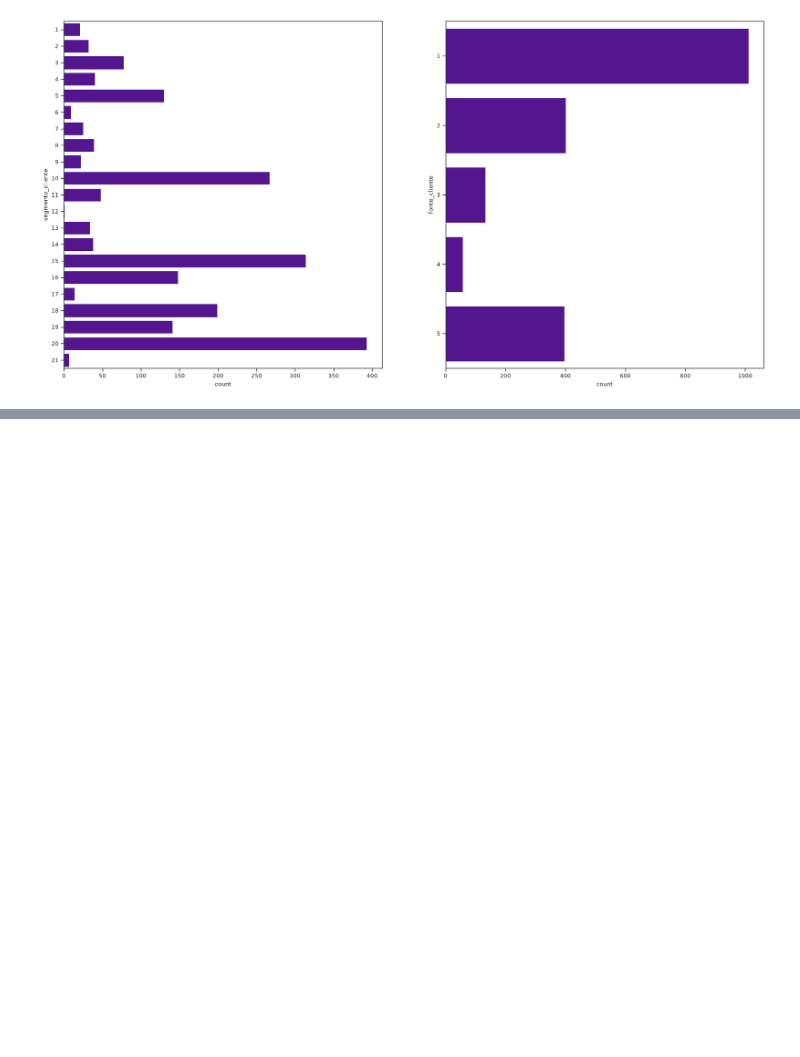
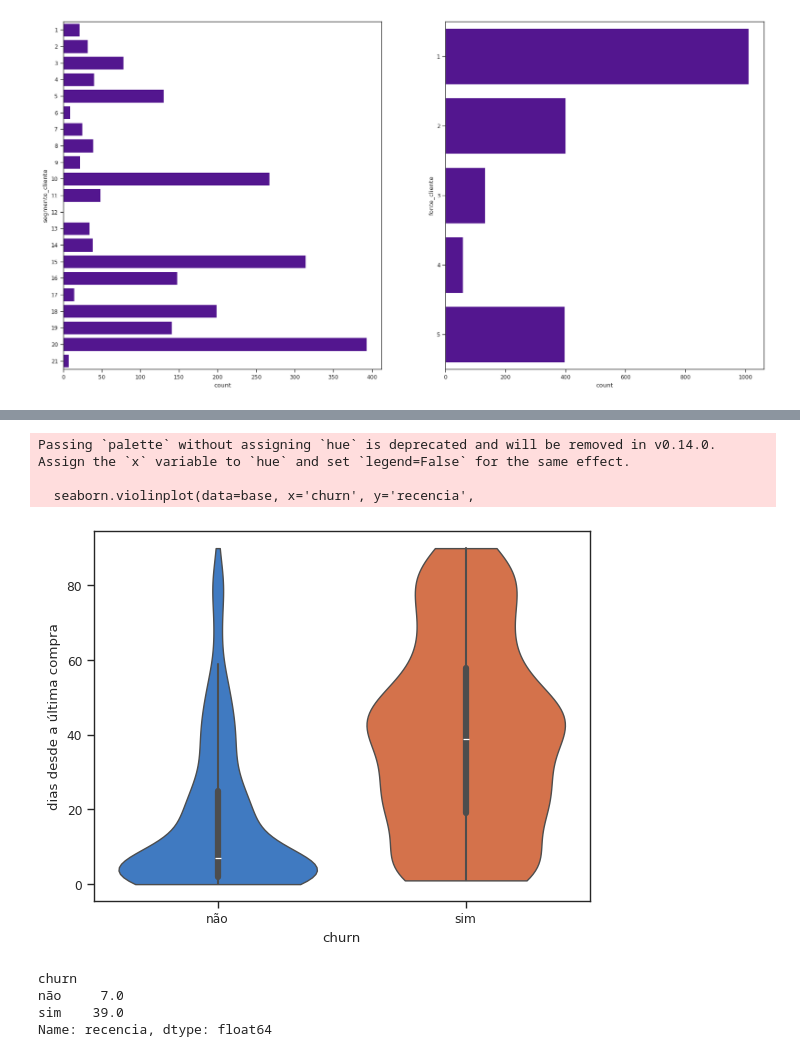
Before and after one commit to lgns-cin/CIN0144, a Jupyter notebook: EDA/com_pedidos.ipynb, the cells around one changed output, grey strips where cells are left out. Drawn from its saved outputs; the diff is of its cells as text; code cells hidden in the pictures; blank space fills up the shorter version.

```diff
--- a/EDA/com_pedidos.ipynb
+++ b/EDA/com_pedidos.ipynb
@@ -334,0 +336,4 @@ seaborn.countplot(data=leads.ifood_faixa_preco.dropna().sort_values().map(lambda
+# %%
+# ultimo dia
+data_referencia =pedidos.data_entrega.max()
+print(data_referencia)
@@ -334,0 +344,10 @@ seaborn.countplot(data=leads.ifood_faixa_preco.dropna().sort_values().map(lambda
+# %%
+# colocando em data
+pedidos['data_entrega'] = pandas.to_datetime(pedidos['data_entrega'])
+
+# pego para cada cliente, a data da ultima compra
+ultima_compra = pedidos.groupby('id_cliente')['data_entrega'].max()
+recencia = (data_referencia - ultima_compra).dt.days
+
+# uma linha por cliente
+base = leads.merge(recencia.rename('recencia'), on='id_cliente')
@@ -334,0 +366,18 @@ seaborn.countplot(data=leads.ifood_faixa_preco.dropna().sort_values().map(lambda
+# %%
+base['churn'] = base['churned'].map({0: 'não', 1: 'sim'})
+seaborn.violinplot(data=base, x='churn', y='recencia',palette={'não': '#2a78d6', 'sim': '#eb6834'}, cut=0)
+plot.ylabel('dias desde a última compra')
+plot.show()
+# %% [output]
+Passing `palette` without assigning `hue` is deprecated and will be removed in v0.14.0. Assign the `x` variable to `hue` and set `legend=False` for the same effect.
+
+  seaborn.violinplot(data=base, x='churn', y='recencia',
+[figure, added]
+# %%
+#vendo mediana de maneira mais certeira
+base.groupby('churn')['recencia'].median()
+# %% [output]
+churn
+não     7.0
+sim    39.0
+Name: recencia, dtype: float64
```
Also changed, not shown: parts of 20 cells of this notebook.
